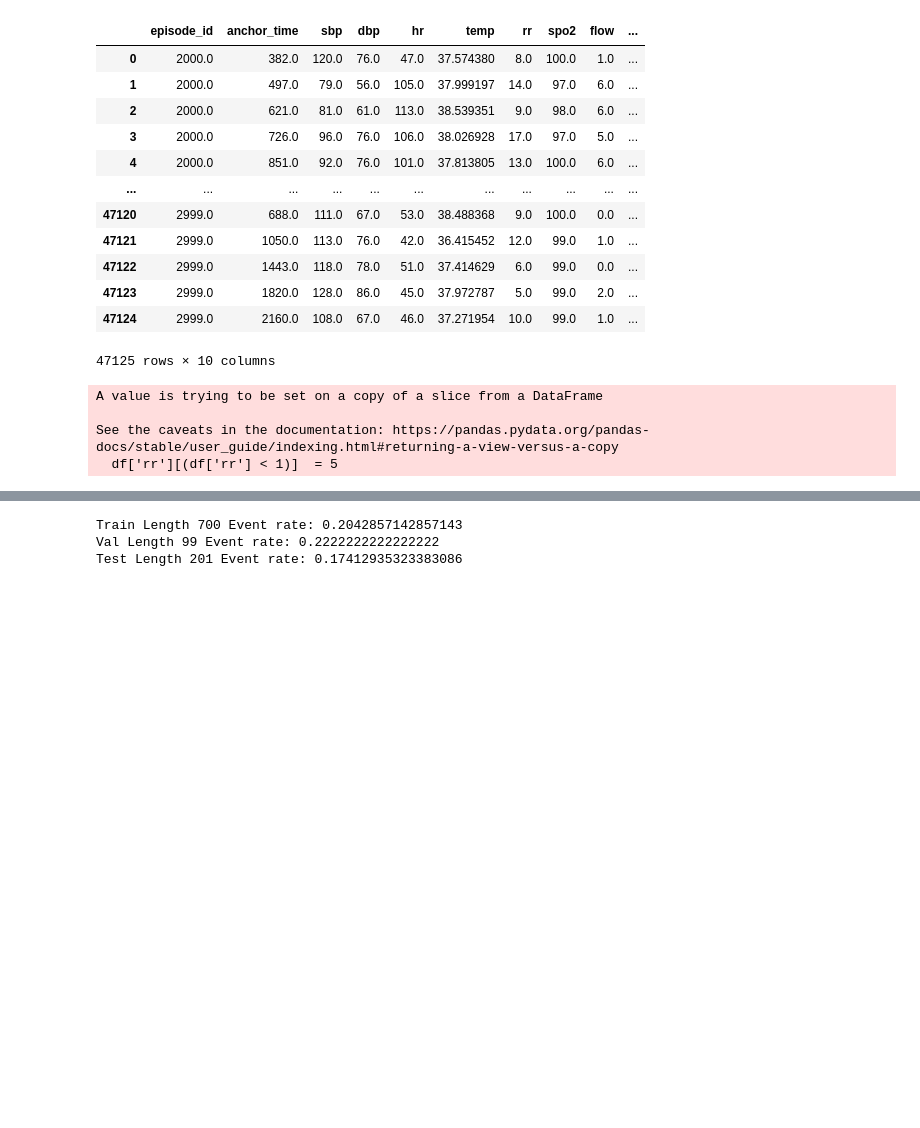
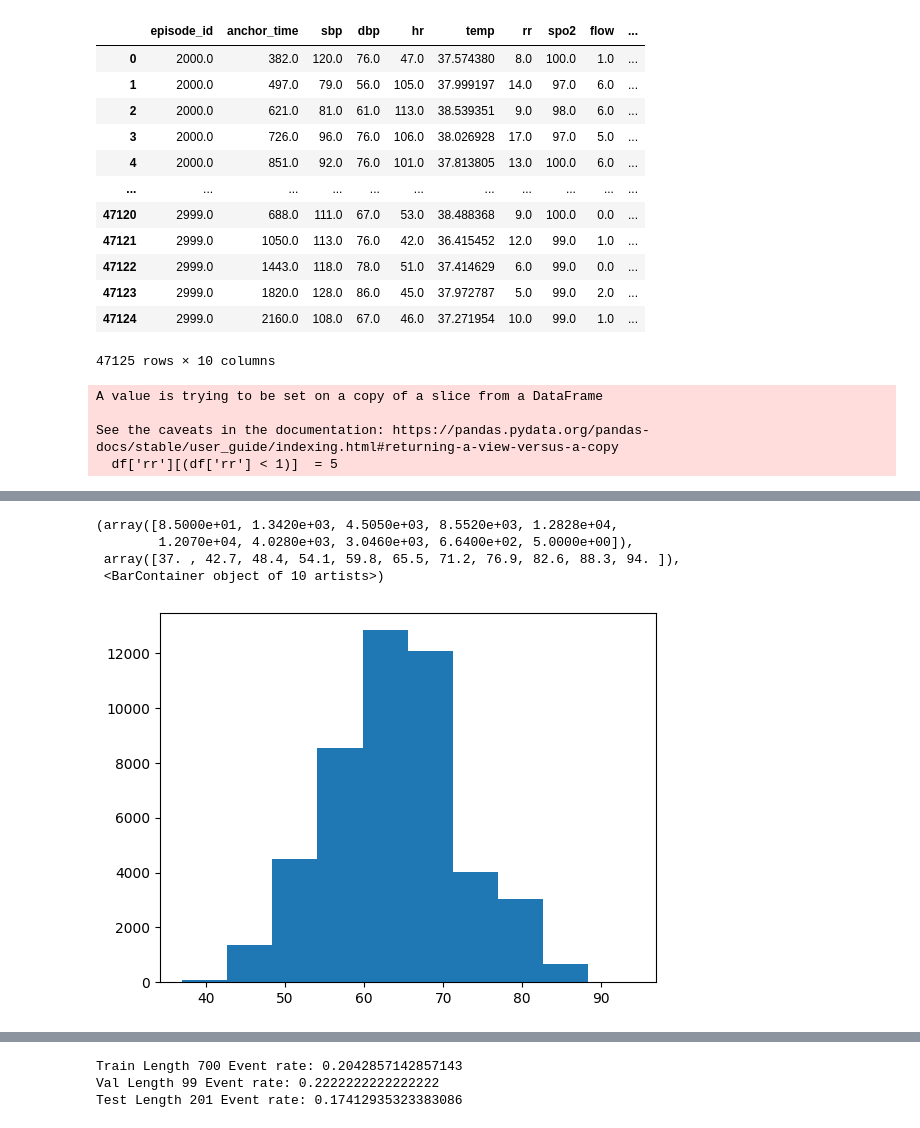
Before and after one commit to GassyAllan/GRU_D_EWS, a Jupyter notebook: GRU_D_Model/GRU_D_Demo.ipynb, the cells around one changed output, grey strips where cells are left out. Drawn from its saved outputs; the diff is of its cells as text; code cells hidden in the pictures; blank space fills up the shorter version.

```diff
--- a/GRU_D_Model/GRU_D_Demo.ipynb
+++ b/GRU_D_Model/GRU_D_Demo.ipynb
@@ -57,0 +54,3 @@ len(data)
+# %%
+ages = np.append(dead_ages,alive_ages).round()
+ages
@@ -57,0 +75,3 @@ len(data)
+# %%
+age_episode_dict = dict(zip(df['episode_id'].unique(), ages))
+age_episode_dict
@@ -57,0 +96,9 @@ len(data)
+# %%
+df['age'] = df['episode_id'].map(age_episode_dict)
+plt.hist(df['age'])
+# %% [output]
+(array([8.5000e+01, 1.3420e+03, 4.5050e+03, 8.5520e+03, 1.2828e+04,
+        1.2070e+04, 4.0280e+03, 3.0460e+03, 6.6400e+02, 5.0000e+00]),
+ array([37. , 42.7, 48.4, 54.1, 59.8, 65.5, 71.2, 76.9, 82.6, 88.3, 94. ]),
+ <BarContainer object of 10 artists>)
+[figure, added]
```
Also changed, not shown: parts of 69 cells of this notebook.
